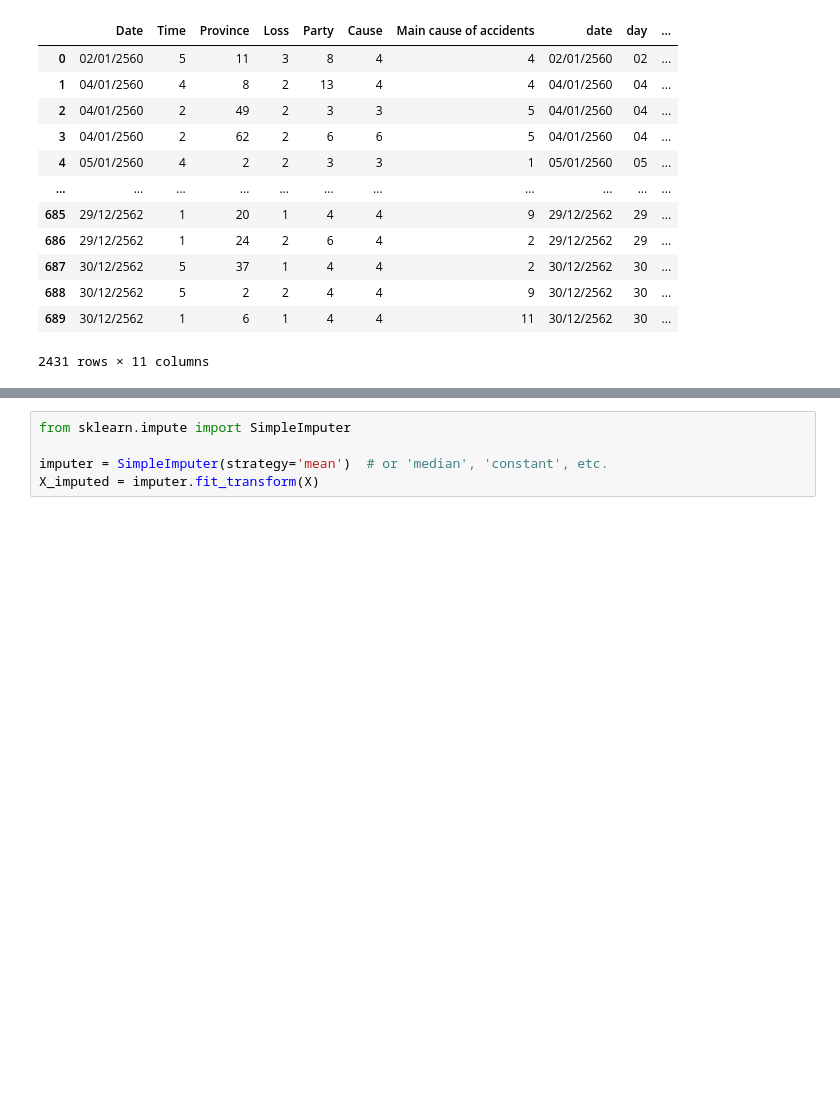
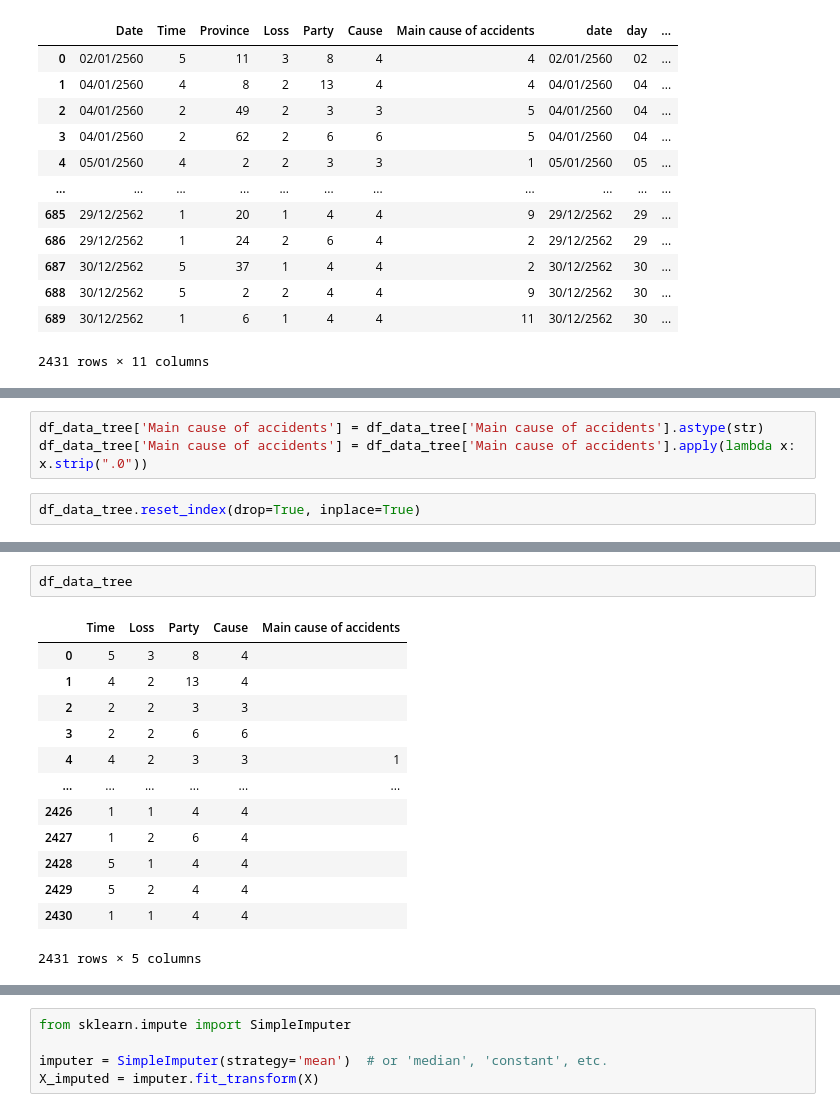
Before and after one commit to Thippawan72/BSC_DPDM23, a Jupyter notebook: Group_project2.ipynb, the cells around one changed output, grey strips where cells are left out. Saved outputs shown, nothing was run; the diff lists cells and outputs as text; blank space fills up the shorter version.

```diff
--- a/Group_project2.ipynb
+++ b/Group_project2.ipynb
@@ -1932 +1966,6 @@ dtype: bool
+# %%
+df_data_tree['Main cause of accidents'] = df_data_tree['Main cause of accidents'].astype(str)
+df_data_tree['Main cause of accidents'] = df_data_tree['Main cause of accidents'].apply(lambda x: x.strip(".0"))
+# %%
+df_data_tree.reset_index(drop=True, inplace=True)
 # %%
@@ -1945,3 +1984,19 @@ array([[ True,  True,  True, ...,  True,  True,  True],
+# %%
+df_data_tree
+# %% [output]
+|  | Time | Loss | Party | Cause | Main cause of accidents |
+| 0 | 5 | 3 | 8 | 4 |  |
+| 1 | 4 | 2 | 13 | 4 |  |
+| 2 | 2 | 2 | 3 | 3 |  |
+| 3 | 2 | 2 | 6 | 6 |  |
+| 4 | 4 | 2 | 3 | 3 | 1 |
+| ... | ... | ... | ... | ... | ... |
+| 2426 | 1 | 1 | 4 | 4 |  |
+| 2427 | 1 | 2 | 6 | 4 |  |
+| 2428 | 5 | 1 | 4 | 4 |  |
+| 2429 | 5 | 2 | 4 | 4 |  |
+| 2430 | 1 | 1 | 4 | 4 |  |
+2431 rows × 5 columns
 # %%
 Y
 # %% [output]
```
Also changed, not shown: parts of 32 cells of this notebook.
